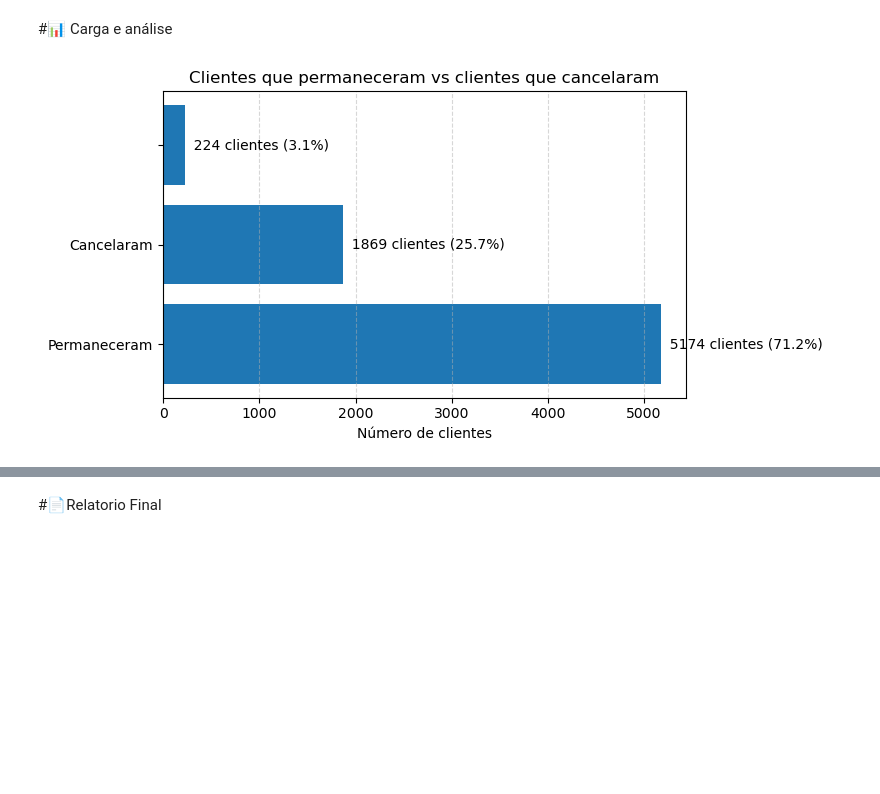
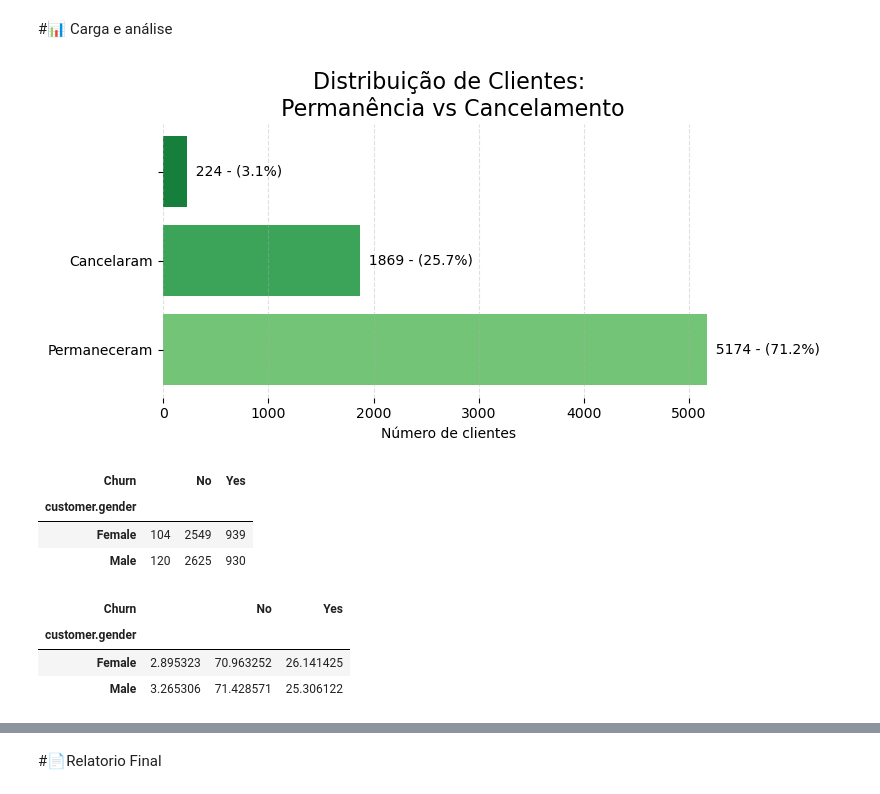
Before and after one commit to washingtongomes/desafio-telecom-x, a Jupyter notebook: TelecomX_BR.ipynb, the cells around one changed output, grey strips where cells are left out. Cells and saved outputs as stored; diff of their text form; code cells hidden in the pictures; blank space fills up the shorter version.

```diff
--- a/TelecomX_BR.ipynb
+++ b/TelecomX_BR.ipynb
@@ -203,39 +203,69 @@ plt.show()
 #📊 Carga e análise
 # %%
 import matplotlib.pyplot as plt
+import numpy as np
 
 # Contagem do churn
-churn_counts = df['Churn'].value_counts()
-
-# Renomeando para linguagem leiga
-churn_counts = churn_counts.rename({
+churn_counts = df['Churn'].value_counts().rename({
     'Yes': 'Cancelaram',
     'No': 'Permaneceram'
 })
 
-# Percentual
+# Percentuais
 churn_percent = churn_counts / churn_counts.sum() * 100
 
+# Gradiente de cores
+colors = plt.cm.Greens(np.linspace(0.5, 0.8, len(churn_counts)))
+
 plt.figure(figsize=(8, 4))
-plt.barh(churn_counts.index, churn_counts.values)
+bars = plt.barh(churn_counts.index, churn_counts.values, color=colors)
 
+# Remover bordas (frame)
+ax = plt.gca()
+for spine in ax.spines.values():
+    spine.set_visible(False)
+
+# Grid suave
+plt.grid(axis='x', linestyle='--', alpha=0.4)
+plt.grid(axis='y', visible=False)
+
+# Títulos e labels
+plt.title('Distribuição de Clientes:\n Permanência vs Cancelamento', fontsize=16)
 plt.xlabel('Número de clientes')
 plt.ylabel('')
-plt.title('Clientes que permaneceram vs clientes que cancelaram')
 
-# Grade leve
-plt.grid(axis='x', linestyle='--', alpha=0.5)
-
-# Rótulos explicativos
+# Rótulos nas barras
 for i, value in enumerate(churn_counts.values):
     plt.text(
         value,
         i,
-        f'  {value} clientes ({churn_percent.iloc[i]:.1f}%)',
-        va='center'
+        f'  {value} - ({churn_percent.iloc[i]:.1f}%)',
+        va='center',
+        fontsize=10
     )
 
 plt.tight_layout()
 plt.show()
 # %% [output]
-[figure, old version]
+[figure, new version]
+# %%
+churn_genero = (
+    df.groupby(['customer.gender', 'Churn'])
+      .size()
+      .unstack()
+)
+
+churn_genero
+# %% [output]
+| Churn |  | No | Yes |
+| customer.gender |  |  |  |
+| Female | 104 | 2549 | 939 |
+| Male | 120 | 2625 | 930 |
+# %%
+churn_genero_pct = churn_genero.div(churn_genero.sum(axis=1), axis=0) * 100
+churn_genero_pct
+# %% [output]
+| Churn |  | No | Yes |
+| customer.gender |  |  |  |
+| Female | 2.895323 | 70.963252 | 26.141425 |
+| Male | 3.265306 | 71.428571 | 25.306122 |
```
Also changed, not shown: parts of 8 cells of this notebook, 1 other file.
